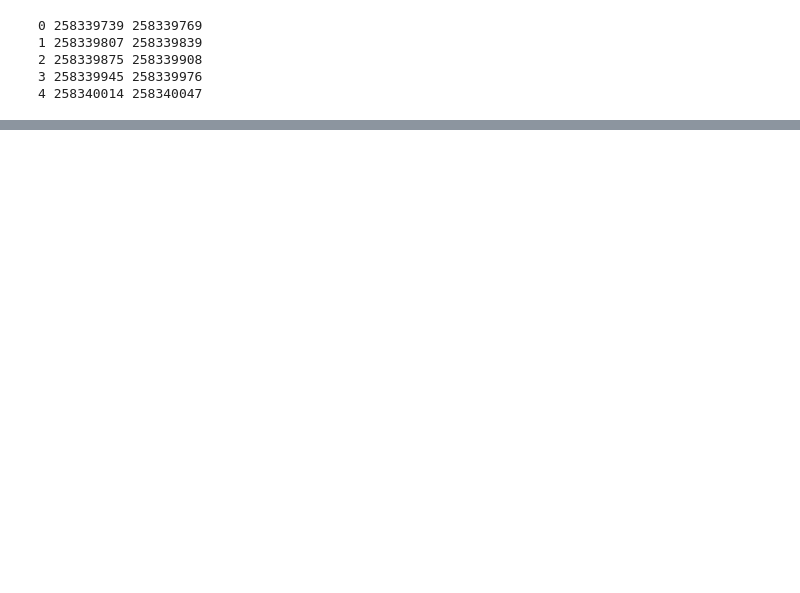
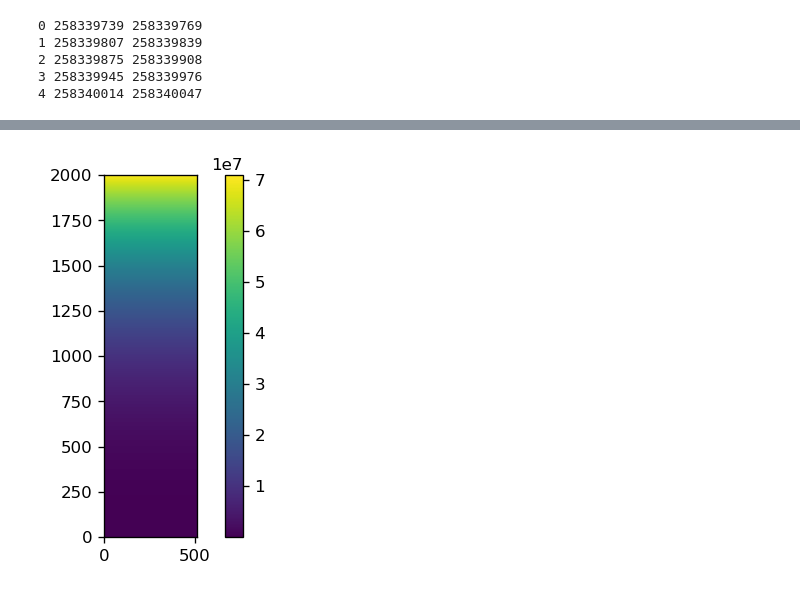
Before and after one commit to lsst/bootcamp-work, a Jupyter notebook: nb/PTC_bootcamp_work.ipynb, the cells around one changed output, grey strips where cells are left out. Saved outputs shown, nothing was run; the diff lists cells and outputs as text; code cells hidden in the pictures; blank space fills up the shorter version.

```diff
--- a/nb/PTC_bootcamp_work.ipynb
+++ b/nb/PTC_bootcamp_work.ipynb
@@ -215,0 +264,10 @@ plt.ylim(0, 1)
+# %%
+biasim = imutil.bias_image(im=raw1, overscan=bboxes['C00'])
+biasim_C00 = biasim[detector['C00'].getRawDataBBox()].clone()
+# %%
+## Bias image
+plt.imshow(biasim_C00.getArray(), origin='lower')
+plt.colorbar()
+plt.show()
+# %% [output]
+[figure, added]
```
Also changed, not shown: parts of 24 cells of this notebook.
